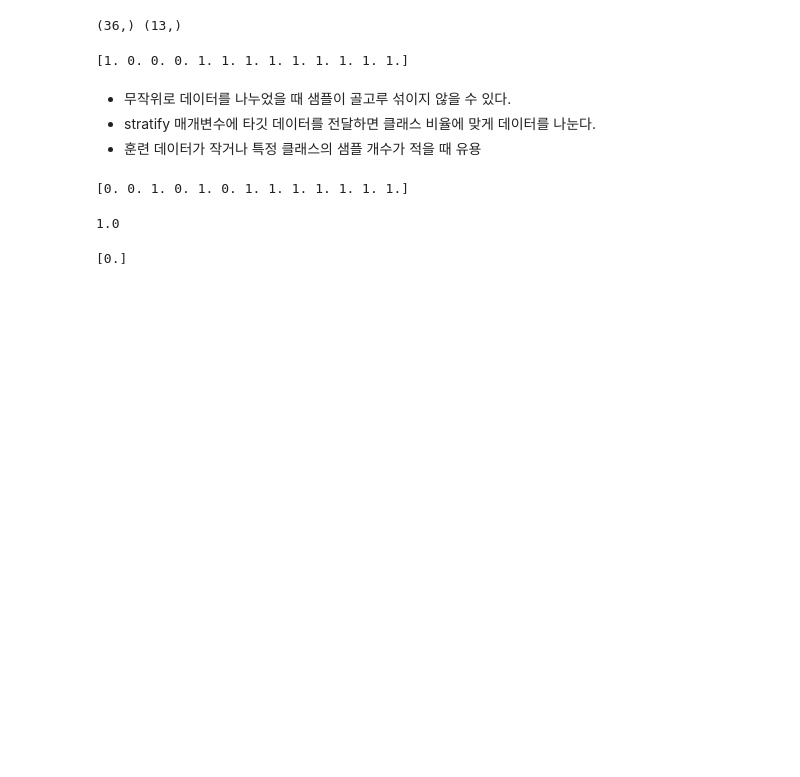
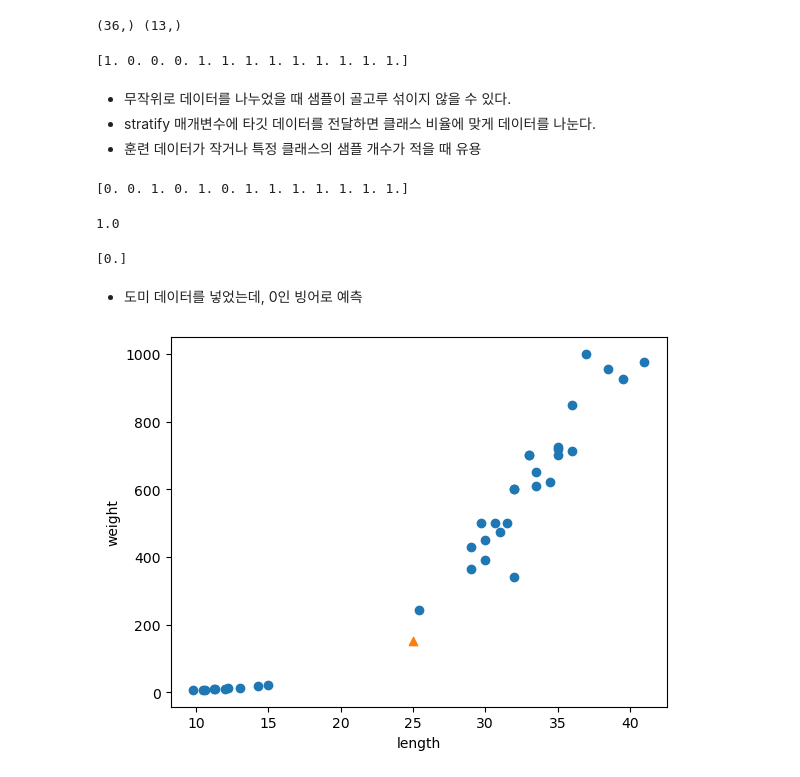
Before and after one commit to 2sseul/ml_study, a Jupyter notebook: 02-2.ipynb, the cells around one changed output. Drawn from its saved outputs; the diff is of its cells as text; code cells hidden in the pictures; blank space fills up the shorter version.

```diff
--- a/02-2.ipynb
+++ b/02-2.ipynb
@@ -80,3 +80,5 @@ kn.score(test_input, test_target)
 print(kn.predict([[25,150]]))
 # %% [output]
 [0.]
+# %% [markdown]
+- 도미 데이터를 넣었는데, 0인 빙어로 예측
@@ -82,0 +87,8 @@ print(kn.predict([[25,150]]))
+# %%
+plt.scatter(train_input[:,0], train_input[:,1])
+plt.scatter(25, 150, marker='^')
+plt.xlabel('length')
+plt.ylabel('weight')
+plt.show()
+# %% [output]
+[figure, added]
```
Also changed, not shown: parts of 11 cells of this notebook.
